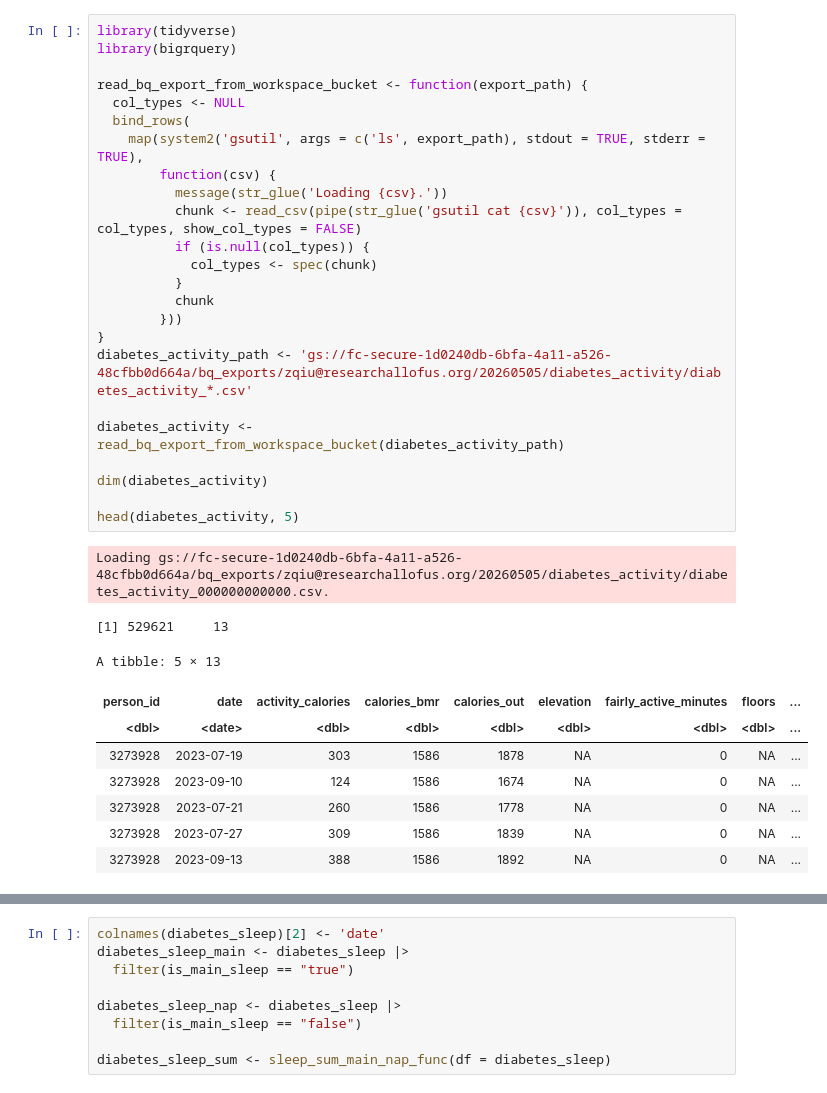
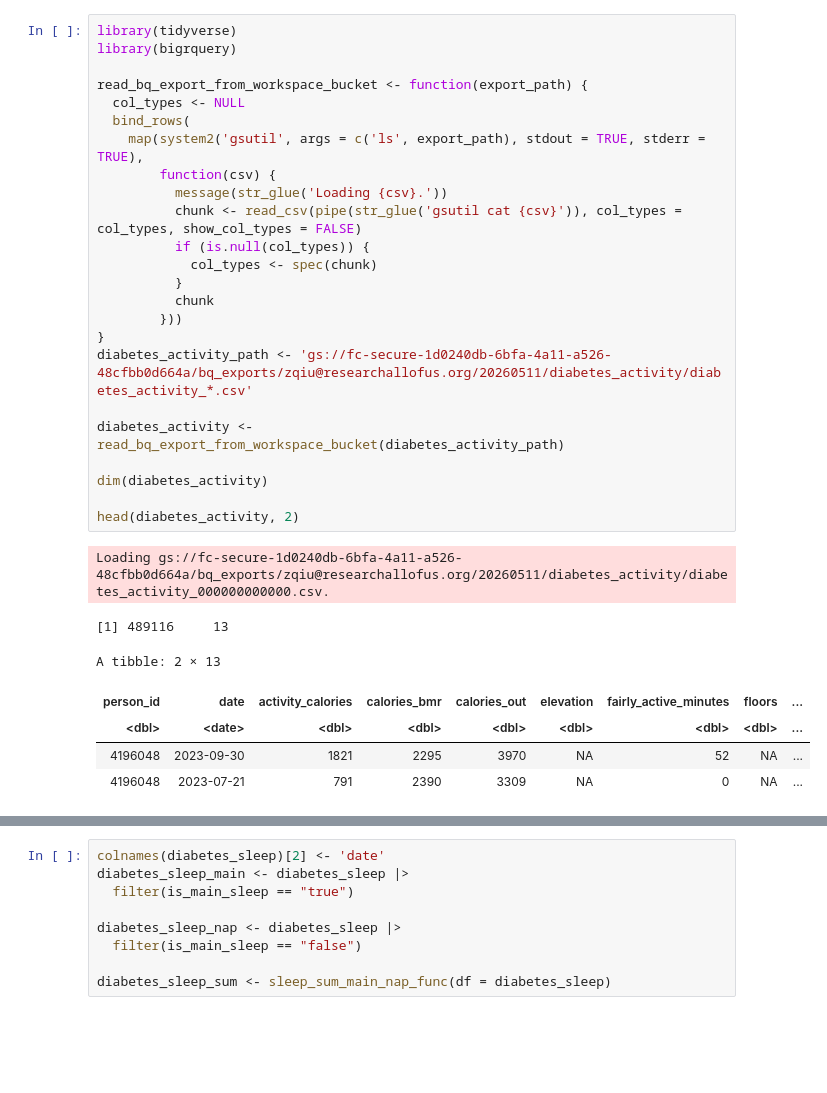
Before and after one commit to ZhuyuQ/Allofus, a Jupyter notebook: patient_final_fitbit_descriptive.ipynb, the cells around one changed output, grey strips where cells are left out. Drawn from its saved outputs; the diff is of its cells as text; blank space fills up the shorter version.

```diff
--- a/patient_final_fitbit_descriptive.ipynb
+++ b/patient_final_fitbit_descriptive.ipynb
@@ -75,38 +80,35 @@ Auto-refreshing stale OAuth token.
 # %%
 library(tidyverse)
 library(bigrquery)
 
 read_bq_export_from_workspace_bucket <- function(export_path) {
   col_types <- NULL
   bind_rows(
     map(system2('gsutil', args = c('ls', export_path), stdout = TRUE, stderr = TRUE),
         function(csv) {
           message(str_glue('Loading {csv}.'))
           chunk <- read_csv(pipe(str_glue('gsutil cat {csv}')), col_types = col_types, show_col_types = FALSE)
           if (is.null(col_types)) {
             col_types <- spec(chunk)
           }
           chunk
         }))
 }
-diabetes_activity_path <- 'gs://fc-secure-1d0240db-6bfa-4a11-a526-48cfbb0d664a/bq_exports/zqiu@researchallofus.org/20260505/diabetes_activity/diabetes_activity_*.csv'
+diabetes_activity_path <- 'gs://fc-secure-1d0240db-6bfa-4a11-a526-48cfbb0d664a/bq_exports/zqiu@researchallofus.org/20260511/diabetes_activity/diabetes_activity_*.csv'
 
 diabetes_activity <- read_bq_export_from_workspace_bucket(diabetes_activity_path)
 
 dim(diabetes_activity)
 
-head(diabetes_activity, 5)
+head(diabetes_activity, 2)
 # %% [output]
-Loading gs://fc-secure-1d0240db-6bfa-4a11-a526-48cfbb0d664a/bq_exports/zqiu@researchallofus.org/20260505/diabetes_activity/diabetes_activity_000000000000.csv.
+Loading gs://fc-secure-1d0240db-6bfa-4a11-a526-48cfbb0d664a/bq_exports/zqiu@researchallofus.org/20260511/diabetes_activity/diabetes_activity_000000000000.csv.
-[1] 529621     13
+[1] 489116     13
-A tibble: 5 × 13
+A tibble: 2 × 13
 | person_id | date | activity_calories | calories_bmr | calories_out | elevation | fairly_active_minutes | floors | ... |
 | <dbl> | <date> | <dbl> | <dbl> | <dbl> | <dbl> | <dbl> | <dbl> | ... |
-| 3273928 | 2023-07-19 | 303 | 1586 | 1878 | NA | 0 | NA | ... |
-| 3273928 | 2023-09-10 | 124 | 1586 | 1674 | NA | 0 | NA | ... |
-| 3273928 | 2023-07-21 | 260 | 1586 | 1778 | NA | 0 | NA | ... |
-| 3273928 | 2023-07-27 | 309 | 1586 | 1839 | NA | 0 | NA | ... |
-| 3273928 | 2023-09-13 | 388 | 1586 | 1892 | NA | 0 | NA | ... |
+| 4196048 | 2023-09-30 | 1821 | 2295 | 3970 | NA | 52 | NA | ... |
+| 4196048 | 2023-07-21 | 791 | 2390 | 3309 | NA | 0 | NA | ... |
 # %%
 library(tidyverse)
 library(bigrquery)
```
Also changed, not shown: parts of 75 cells of this notebook, 4 other files.
